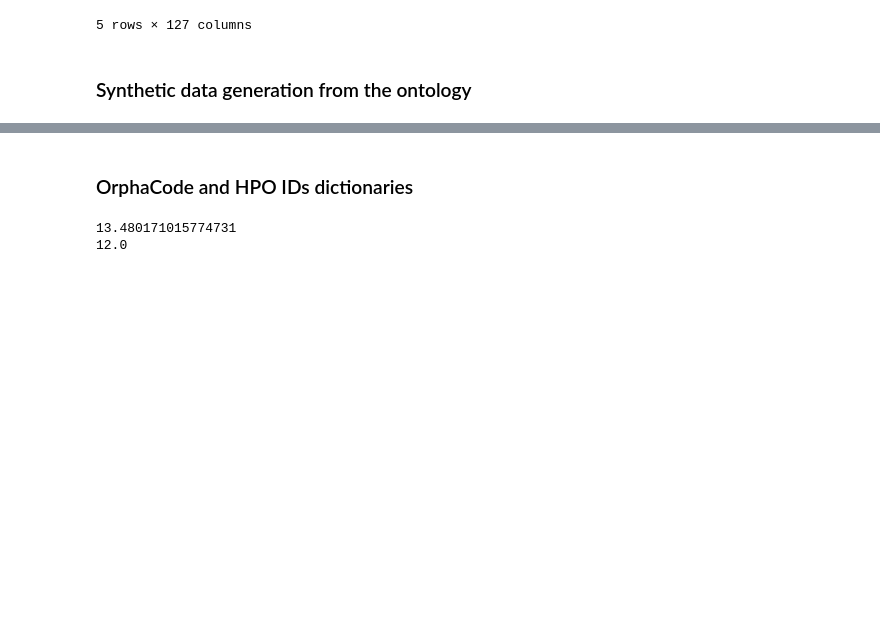
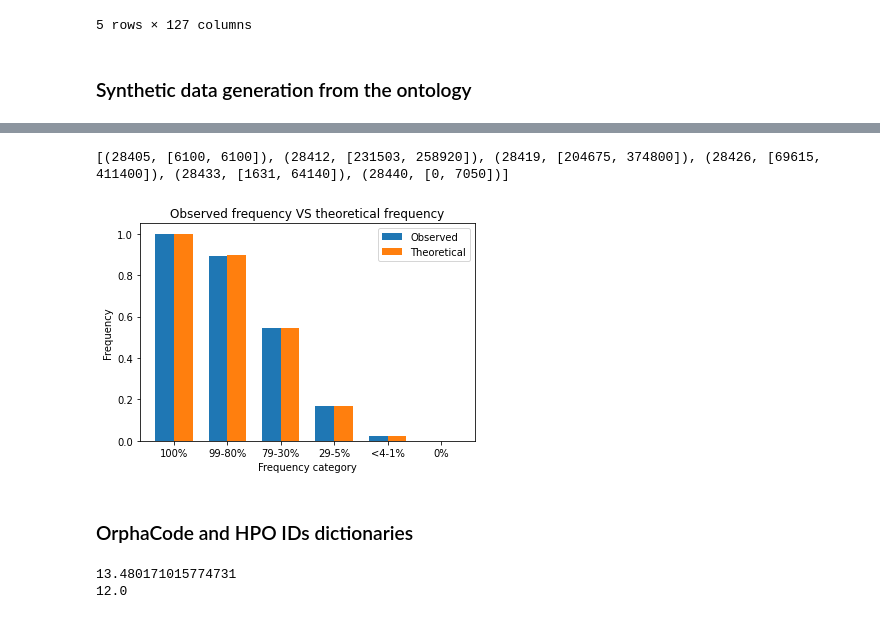
Before and after one commit to MaastrichtU-IDS/onto_cgans, a Jupyter notebook: data.ipynb, the cells around one changed output, grey strips where cells are left out. Cells and saved outputs as stored; diff of their text form; code cells hidden in the pictures; blank space fills up the shorter version.

Commit message:
Add more parameters for syn data gen and visualization of frequencies to verify proper probabilities

```diff
--- a/data.ipynb
+++ b/data.ipynb
@@ -480,3 +514,33 @@ Number of lines in the small datasets: 50
+# %%
+def show_distributions(frequency_obs, frequency_th):
+
+    index = np.arange(len(frequency_obs))
+    bar_width = 0.35
+
+    fix, ax = plt.subplots()
+    summer = ax.bar(index, frequency_obs, bar_width, label='Observed')
+
+    winter = ax.bar(index+bar_width, frequency_th, bar_width, label='Theoretical')
+
+    ax.set_xlabel('Frequency category')
+    ax.set_ylabel('Frequency')
+    ax.set_title('Observed frequency VS theoretical frequency')
+    ax.set_xticks(index + bar_width / 2)
+    ax.set_xticklabels(['100%', '99-80%', '79-30%', '29-5%', '<4-1%', '0%'])
+    ax.legend()
+
+    plt.show()
+
+
+sorted_items = sorted(distributions.items(), key=lambda x: x[0])
+print(sorted_items)
+frequency_obs = [t[1][0]/t[1][1] if t[1][0] != 0 else t[1][0] for t in sorted_items]
+sorted_freq = sorted(frequency_dict.items(), key=lambda x: x[0])
+frequency_th = [x[1] for x in sorted_freq]
+show_distributions(frequency_obs, frequency_th)
+# %% [output]
+[(28405, [6100, 6100]), (28412, [231503, 258920]), (28419, [204675, 374800]), (28426, [69615, 411400]), (28433, [1631, 64140]), (28440, [0, 7050])]
+[figure, added]
 # %% [markdown]
 ### OrphaCode and HPO IDs dictionaries
 # %%
```
Also changed, not shown: parts of 2 cells of this notebook.
